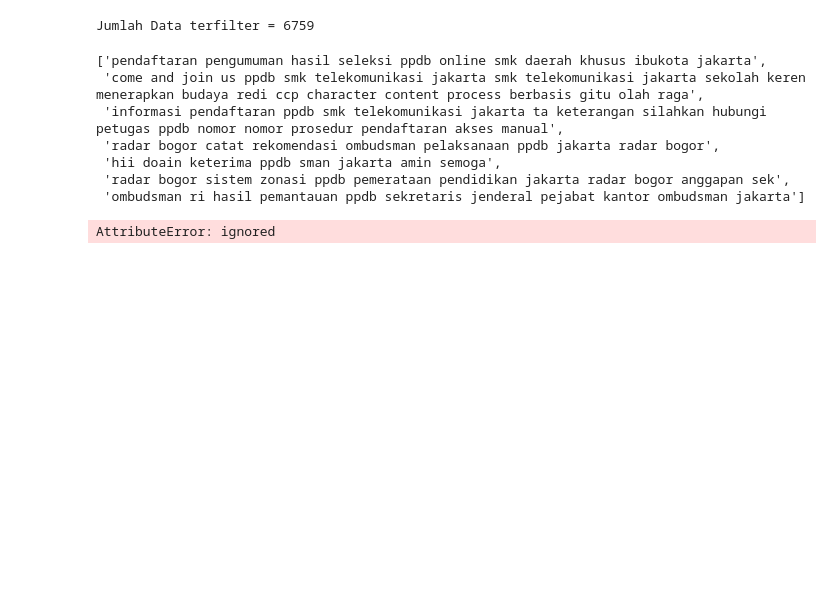
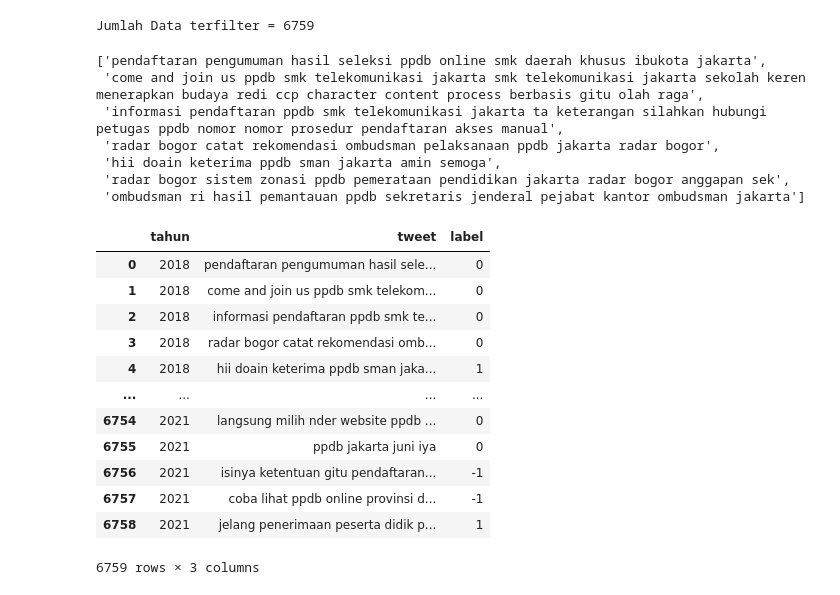
Before and after one commit to Risqi2112/Penelitian, a Jupyter notebook: Analisis_Sentimen_PPDB_2018_2022/Pengujian_model.ipynb, the cells around one changed output. Drawn from its saved outputs; the diff is of its cells as text; code cells hidden in the pictures; blank space fills up the shorter version.

```diff
--- a/Analisis_Sentimen_PPDB_2018_2022/Pengujian_model.ipynb
+++ b/Analisis_Sentimen_PPDB_2018_2022/Pengujian_model.ipynb
@@ -206,13 +207,13 @@ xpred=xpred.values.astype('U')
 # %%
 minLength = 3
-data = ()
+data = []
 for dt in xpred:
   tokens_ = dt.split()
   L = len([1 for k in tokens_ if k in corpus_])
   if L>= minLength:
     data.append(dt)
 print("Jumlah Data terfilter = {}".format(len(data)))
-data()
+data[:7]
 # %% [output]
 Jumlah Data terfilter = 6759
 ['pendaftaran pengumuman hasil seleksi ppdb online smk daerah khusus ibukota jakarta',
@@ -229,6 +230,4 @@ Jumlah Data terfilter = 6759
 
 pred = vsm.transform(data)
 # %%
-hasil_prediksi = optSvm.predict(pred)
+hasil_prediksi = dSVM.predict(pred)
-# %% [output]
-AttributeError: ignored
@@ -234,0 +236,28 @@ AttributeError: ignored
+# %%
+result_tweet = []
+for i in range(len(hasil_prediksi)):
+  if(hasil_prediksi[i]==1):
+    label = 'Poaitif'
+  elif(hasil_prediksi[i]==0):
+    label = 'Netral'
+  else:
+    label = 'Netral'
+
+  result_tweet.append({'tahun':Data_predict['tahun'][i], 'tweet':Data_predict['tweet'][i], 'label':hasil_prediksi[i]})
+# %%
+data=pd.DataFrame(result_tweet)
+data
+# %% [output]
+|  | tahun | tweet | label |
+| 0 | 2018 | pendaftaran pengumuman hasil sele... | 0 |
+| 1 | 2018 | come and join us ppdb smk telekom... | 0 |
+| 2 | 2018 | informasi pendaftaran ppdb smk te... | 0 |
+| 3 | 2018 | radar bogor catat rekomendasi omb... | 0 |
+| 4 | 2018 | hii doain keterima ppdb sman jaka... | 1 |
+| ... | ... | ... | ... |
+| 6754 | 2021 | langsung milih nder website ppdb ... | 0 |
+| 6755 | 2021 | ppdb jakarta juni iya | 0 |
+| 6756 | 2021 | isinya ketentuan gitu pendaftaran... | -1 |
+| 6757 | 2021 | coba lihat ppdb online provinsi d... | -1 |
+| 6758 | 2021 | jelang penerimaan peserta didik p... | 1 |
+6759 rows × 3 columns
```
Also changed, not shown: parts of 6 cells of this notebook.
